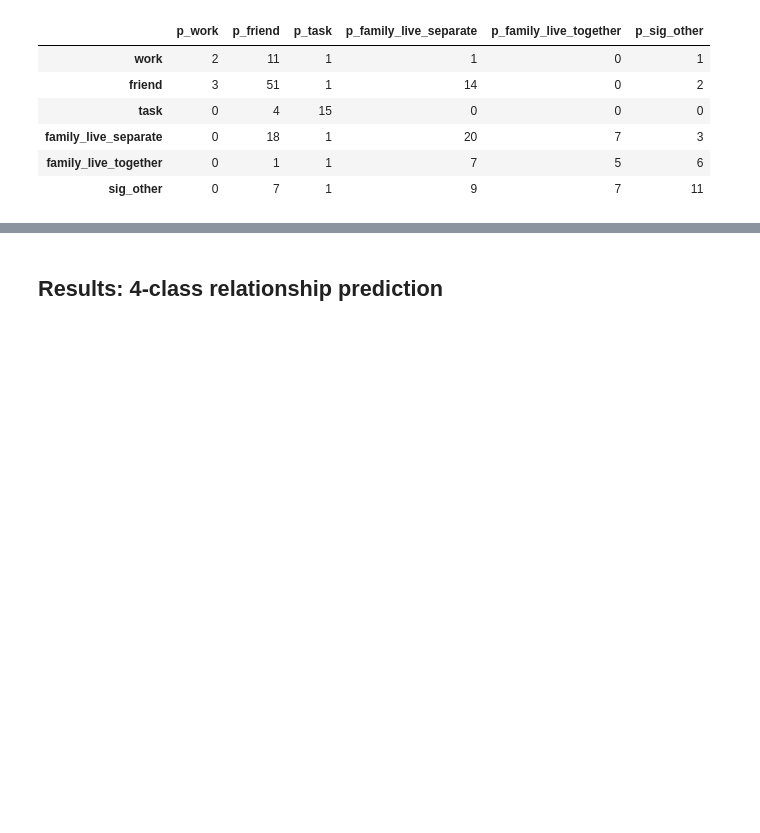
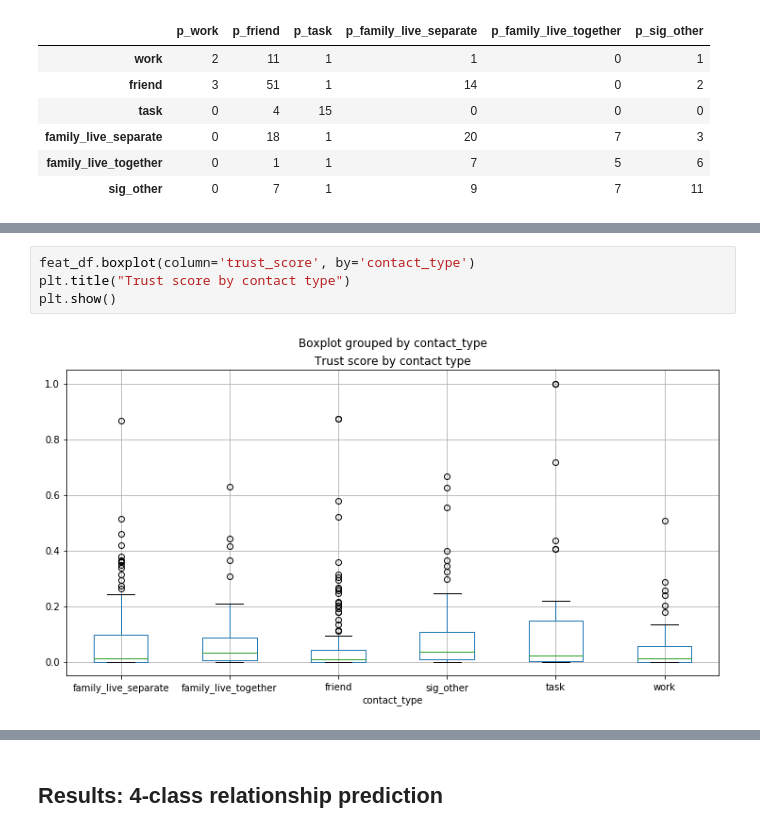
Before and after one commit to tliu526/relationship-prediction, a Jupyter notebook: notebooks/relationship_prediction.ipynb, the cells around one changed output, grey strips where cells are left out. Cells and saved outputs as stored; diff of their text form; blank space fills up the shorter version.

```diff
--- a/notebooks/relationship_prediction.ipynb
+++ b/notebooks/relationship_prediction.ipynb
@@ -321,0 +366,6 @@ print_confusion_matrix(test_y, automl_preds[-1], contact_types)
+# %%
+feat_df.boxplot(column='trust_score', by='contact_type')
+plt.title("Trust score by contact type")
+plt.show()
+# %% [output]
+[figure, added]
```
Also changed, not shown: parts of 10 cells of this notebook.
